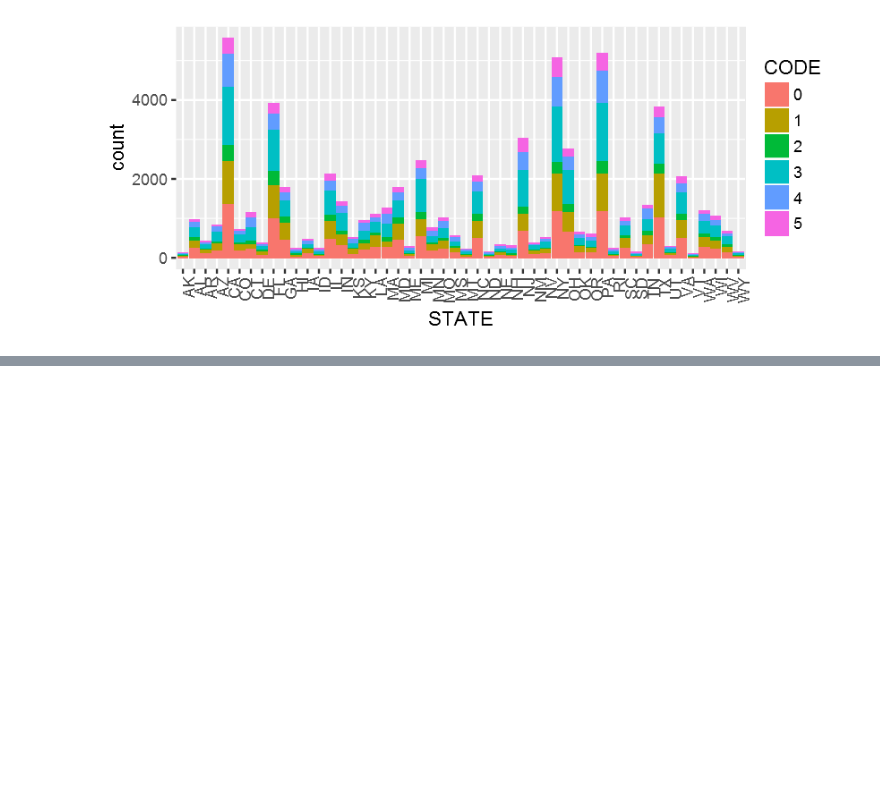
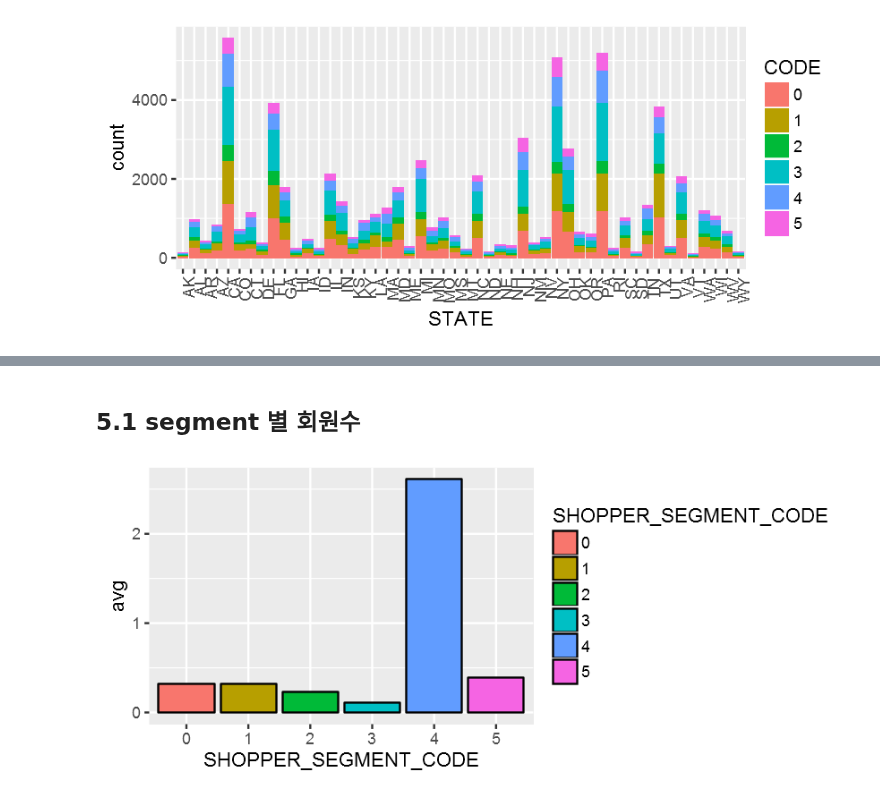
Before and after one commit to byungjun0689/DataScience, a Jupyter notebook: 1.Portfolio/2. QVC/QVC Analysis.ipynb, the cells around one changed output, grey strips where cells are left out. Saved outputs shown, nothing was run; the diff lists cells and outputs as text; code cells hidden in the pictures; blank space fills up the shorter version.

```diff
--- a/1.Portfolio/2. QVC/QVC Analysis.ipynb
+++ b/1.Portfolio/2. QVC/QVC Analysis.ipynb
@@ -128,0 +169,10 @@ ggplot(seg_customer,aes(x=STATE,fill=CODE)) + geom_bar() + theme(axis.text.x = e
+# %% [markdown]
+## 5.1 segment 별 회원수
+# %%
+segment_cus_order <- order_df %>% distinct(CUSTOMER_NBR,SHOPPER_SEGMENT_CODE) %>% group_by(SHOPPER_SEGMENT_CODE) %>% summarize(or_cnt=n())
+ # 합쳐서
+seg <- merge(segment_customer,segment_order,by="SHOPPER_SEGMENT_CODE")
+seg <- seg %>% mutate(avg = round(or_cnt/cu_cnt,2))
+ggplot(seg,aes(x=SHOPPER_SEGMENT_CODE,y=avg,fill=SHOPPER_SEGMENT_CODE)) + geom_bar(stat="identity",colour="black")
+# %% [output]
+[figure, added]
```
Also changed, not shown: parts of 35 cells of this notebook, 1 other file.
